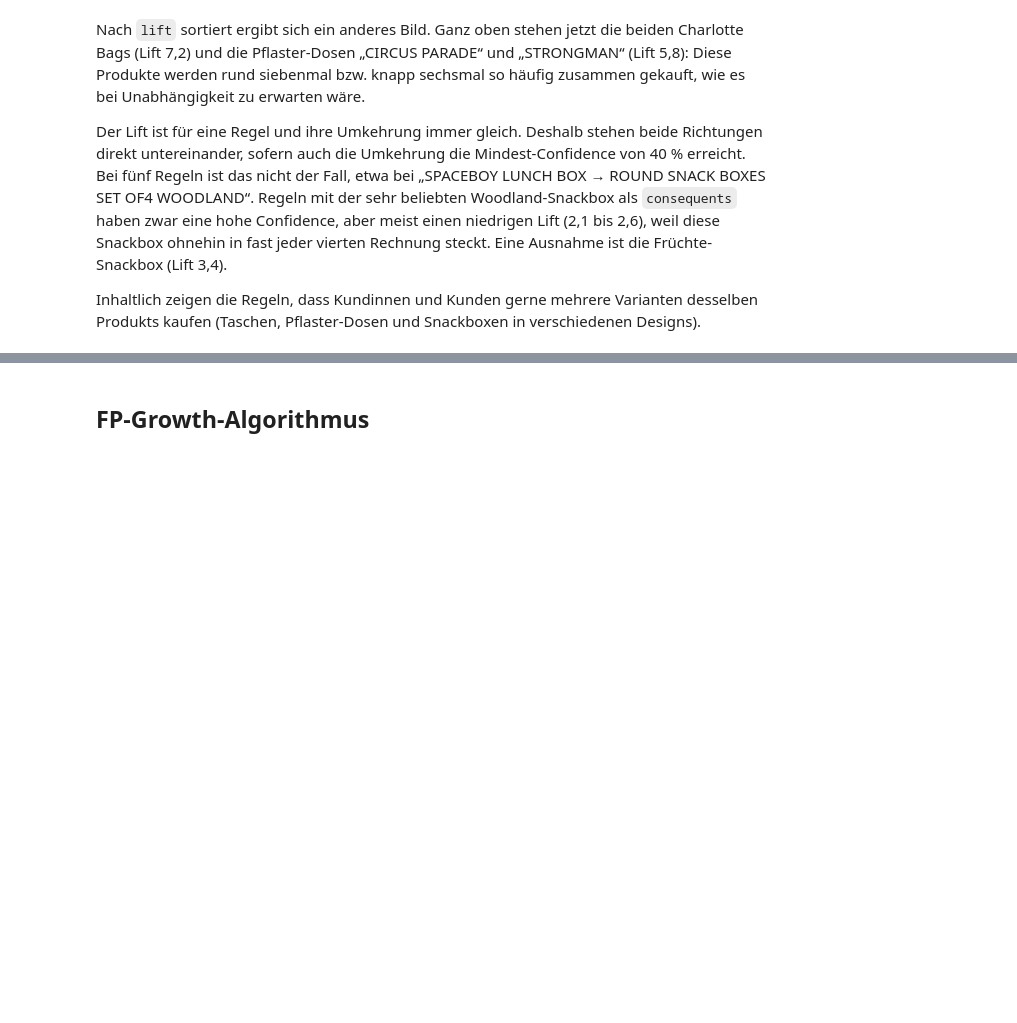
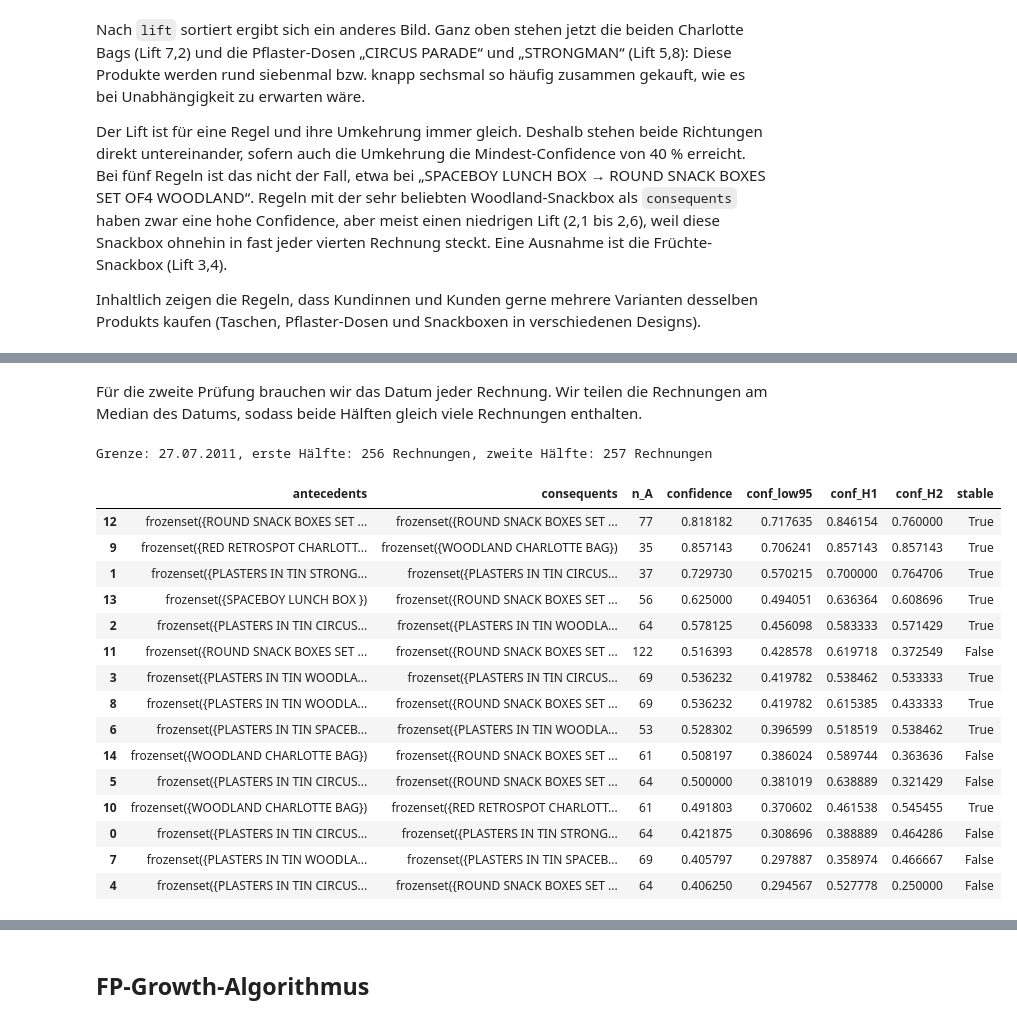
Before and after one commit to franzmohr/intro-data-mining-de, a Jupyter notebook: 01-data-mining-pattern-mining.ipynb, the cells around one changed output, grey strips where cells are left out. Cells and saved outputs as stored; diff of their text form; code cells hidden in the pictures; blank space fills up the shorter version.

```diff
--- a/01-data-mining-pattern-mining.ipynb
+++ b/01-data-mining-pattern-mining.ipynb
@@ -336,0 +391,40 @@ Inhaltlich zeigen die Regeln, dass Kundinnen und Kunden gerne mehrere Varianten
+# %% [markdown]
+Für die zweite Prüfung brauchen wir das Datum jeder Rechnung. Wir teilen die Rechnungen am Median des Datums, sodass beide Hälften gleich viele Rechnungen enthalten.
+# %%
+# Datum jeder Rechnung (alle Zeilen einer Rechnung haben dasselbe Datum)
+invoice_dates = pd.to_datetime(df.groupby('InvoiceNo')['InvoiceDate'].first(), format='%m/%d/%Y %H:%M')
+invoice_dates = invoice_dates.loc[subset_df.index] # Nur die Rechnungen aus subset_df
+
+# Teile die Rechnungen am Median des Datums
+split_date = invoice_dates.median()
+first_half = subset_df.index[invoice_dates < split_date]
+second_half = subset_df.index[invoice_dates >= split_date]
+print(f"Grenze: {split_date:%d.%m.%Y}, erste Hälfte: {len(first_half)} Rechnungen, zweite Hälfte: {len(second_half)} Rechnungen")
+
+# Berechne die Confidence jeder Regel getrennt für beide Hälften
+for name, invoices in [('conf_H1', first_half), ('conf_H2', second_half)]:
+    counts = [count_rule(rule, invoices) for _, rule in reliability.iterrows()]
+    reliability[name] = [n_ac / n_a for n_a, n_ac in counts]
+
+# Stabil: Die Regel erreicht die Mindest-Confidence von 40 % in beiden Hälften
+reliability['stable'] = reliability[['conf_H1', 'conf_H2']].min(axis=1) >= 0.4
+
+reliability[['antecedents', 'consequents', 'n_A', 'confidence', 'conf_low95', 'conf_H1', 'conf_H2', 'stable']]
+# %% [output]
+Grenze: 27.07.2011, erste Hälfte: 256 Rechnungen, zweite Hälfte: 257 Rechnungen
+|  | antecedents | consequents | n_A | confidence | conf_low95 | conf_H1 | conf_H2 | stable |
+| 12 | frozenset({ROUND SNACK BOXES SET ... | frozenset({ROUND SNACK BOXES SET ... | 77 | 0.818182 | 0.717635 | 0.846154 | 0.760000 | True |
+| 9 | frozenset({RED RETROSPOT CHARLOTT... | frozenset({WOODLAND CHARLOTTE BAG}) | 35 | 0.857143 | 0.706241 | 0.857143 | 0.857143 | True |
+| 1 | frozenset({PLASTERS IN TIN STRONG... | frozenset({PLASTERS IN TIN CIRCUS... | 37 | 0.729730 | 0.570215 | 0.700000 | 0.764706 | True |
+| 13 | frozenset({SPACEBOY LUNCH BOX }) | frozenset({ROUND SNACK BOXES SET ... | 56 | 0.625000 | 0.494051 | 0.636364 | 0.608696 | True |
+| 2 | frozenset({PLASTERS IN TIN CIRCUS... | frozenset({PLASTERS IN TIN WOODLA... | 64 | 0.578125 | 0.456098 | 0.583333 | 0.571429 | True |
+| 11 | frozenset({ROUND SNACK BOXES SET ... | frozenset({ROUND SNACK BOXES SET ... | 122 | 0.516393 | 0.428578 | 0.619718 | 0.372549 | False |
+| 3 | frozenset({PLASTERS IN TIN WOODLA... | frozenset({PLASTERS IN TIN CIRCUS... | 69 | 0.536232 | 0.419782 | 0.538462 | 0.533333 | True |
+| 8 | frozenset({PLASTERS IN TIN WOODLA... | frozenset({ROUND SNACK BOXES SET ... | 69 | 0.536232 | 0.419782 | 0.615385 | 0.433333 | True |
+| 6 | frozenset({PLASTERS IN TIN SPACEB... | frozenset({PLASTERS IN TIN WOODLA... | 53 | 0.528302 | 0.396599 | 0.518519 | 0.538462 | True |
+| 14 | frozenset({WOODLAND CHARLOTTE BAG}) | frozenset({ROUND SNACK BOXES SET ... | 61 | 0.508197 | 0.386024 | 0.589744 | 0.363636 | False |
+| 5 | frozenset({PLASTERS IN TIN CIRCUS... | frozenset({ROUND SNACK BOXES SET ... | 64 | 0.500000 | 0.381019 | 0.638889 | 0.321429 | False |
+| 10 | frozenset({WOODLAND CHARLOTTE BAG}) | frozenset({RED RETROSPOT CHARLOTT... | 61 | 0.491803 | 0.370602 | 0.461538 | 0.545455 | True |
+| 0 | frozenset({PLASTERS IN TIN CIRCUS... | frozenset({PLASTERS IN TIN STRONG... | 64 | 0.421875 | 0.308696 | 0.388889 | 0.464286 | False |
+| 7 | frozenset({PLASTERS IN TIN WOODLA... | frozenset({PLASTERS IN TIN SPACEB... | 69 | 0.405797 | 0.297887 | 0.358974 | 0.466667 | False |
+| 4 | frozenset({PLASTERS IN TIN CIRCUS... | frozenset({ROUND SNACK BOXES SET ... | 64 | 0.406250 | 0.294567 | 0.527778 | 0.250000 | False |
```
Also changed, not shown: parts of 4 cells of this notebook, 1 other file.
